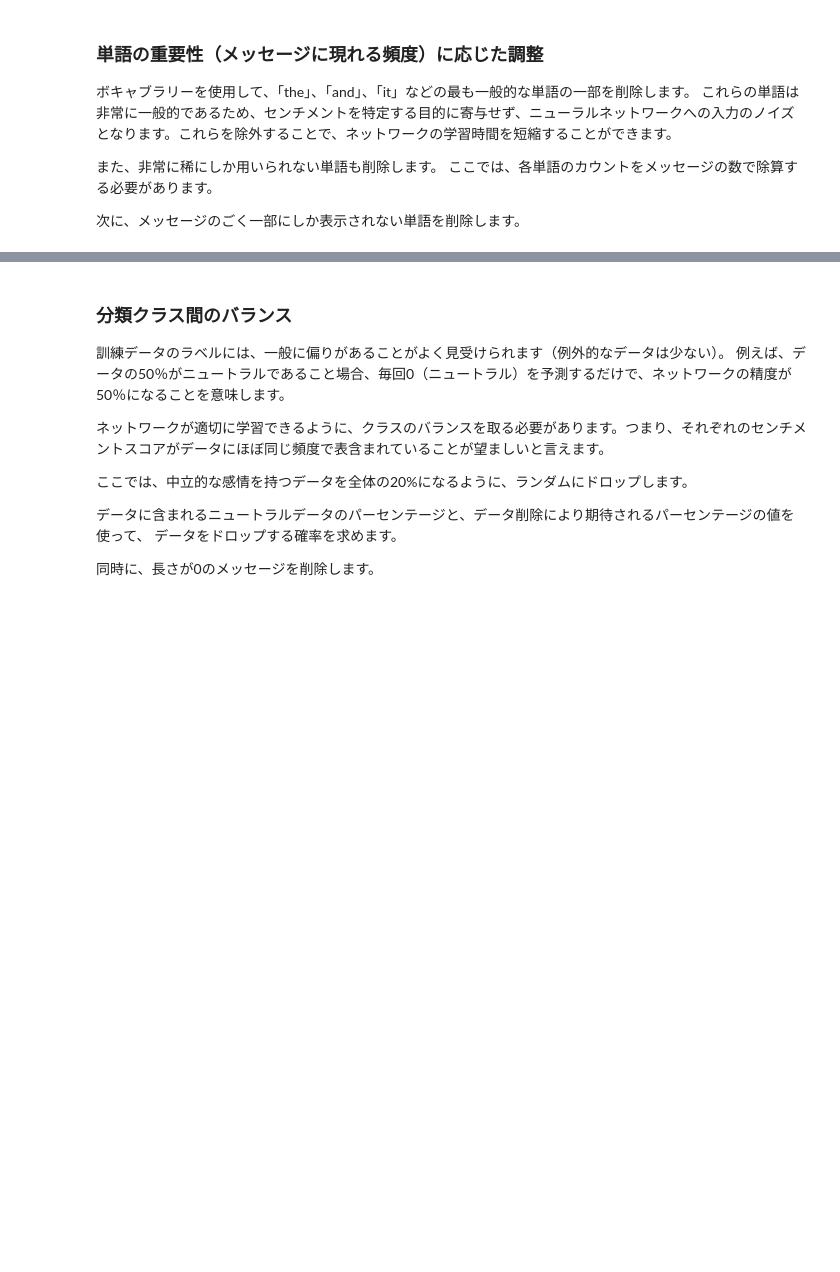
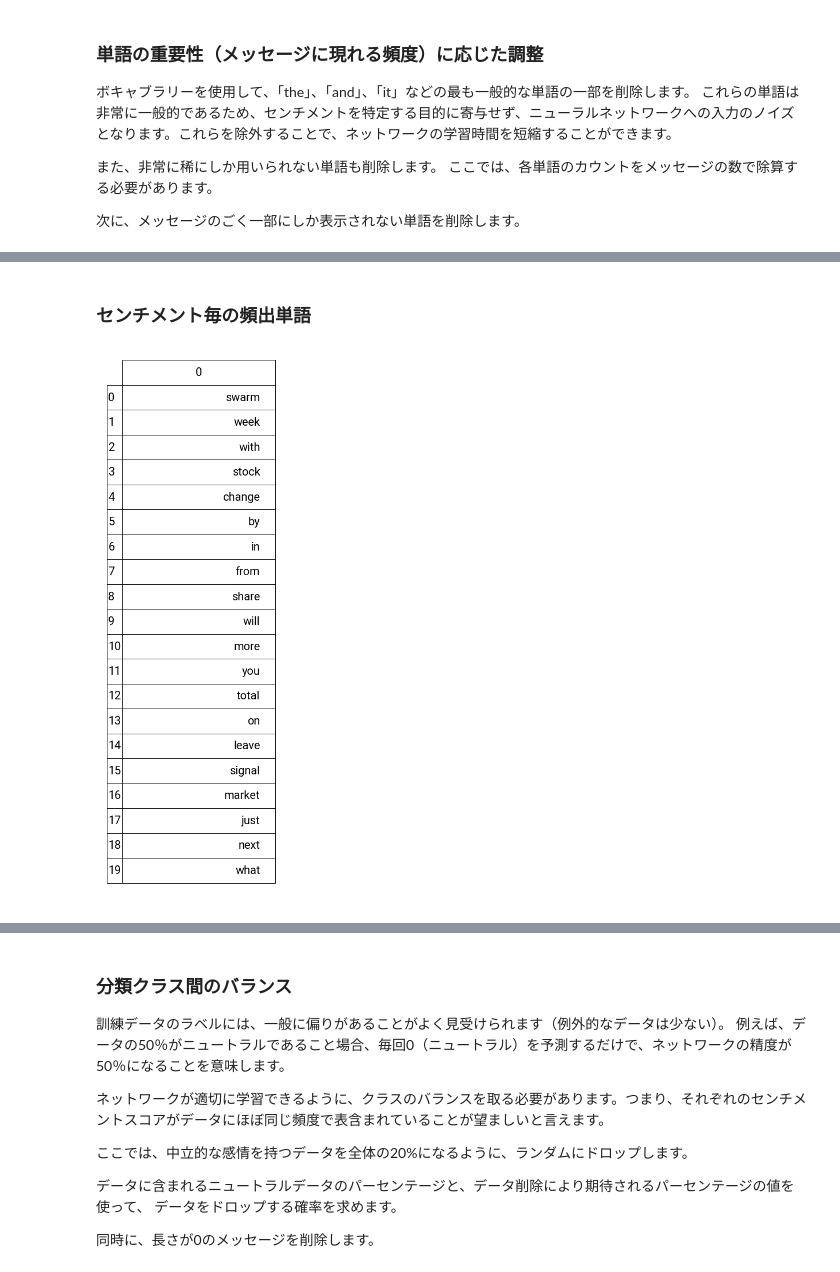
Before and after one commit to YoshiyukiKono/dsml_01_nlp, a Jupyter notebook: nlp_solution.ipynb, the cells around one changed output, grey strips where cells are left out. Saved outputs shown, nothing was run; the diff lists cells and outputs as text; code cells hidden in the pictures; blank space fills up the shorter version.

```diff
--- a/nlp_solution.ipynb
+++ b/nlp_solution.ipynb
@@ -368,0 +403,10 @@ len(filtered_words): 5644
+# %% [markdown]
+### センチメント毎の頻出単語
+# %%
+def convert_to_sorted_vocab(messages):
+    words = [word for message in messages for word in message]
+
+    word_counts = Counter(words)
+    sorted_vocab = sorted(word_counts, key=word_counts.get, reverse=True)
+
+    return sorted_vocab
@@ -368,0 +427,8 @@ len(filtered_words): 5644
+# %%
+negative_messages = [twit['message_body'] for twit in twits['data'] if twit['sentiment'] == -2]
+negative_tokenized = list(map(preprocess, negative_messages))
+negative_sorted_vocab = convert_to_sorted_vocab(negative_tokenized)
+# %%
+show_plot(negative_sorted_vocab[20:], head_count=20)
+# %% [output]
+[figure, added]
```
Also changed, not shown: parts of 34 cells of this notebook.
